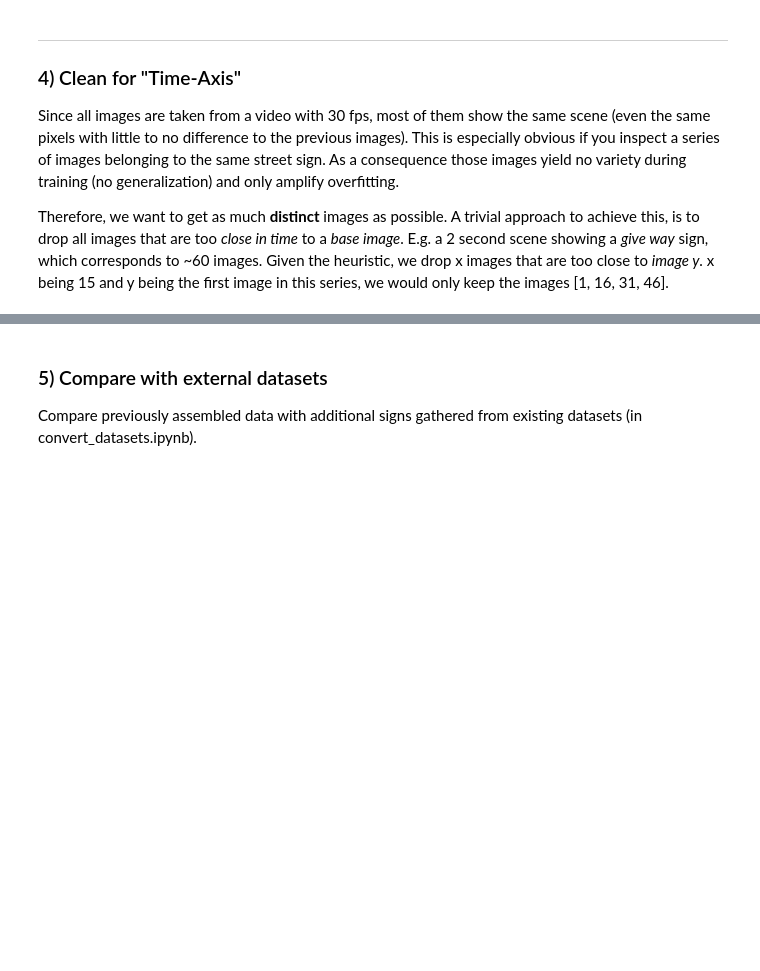
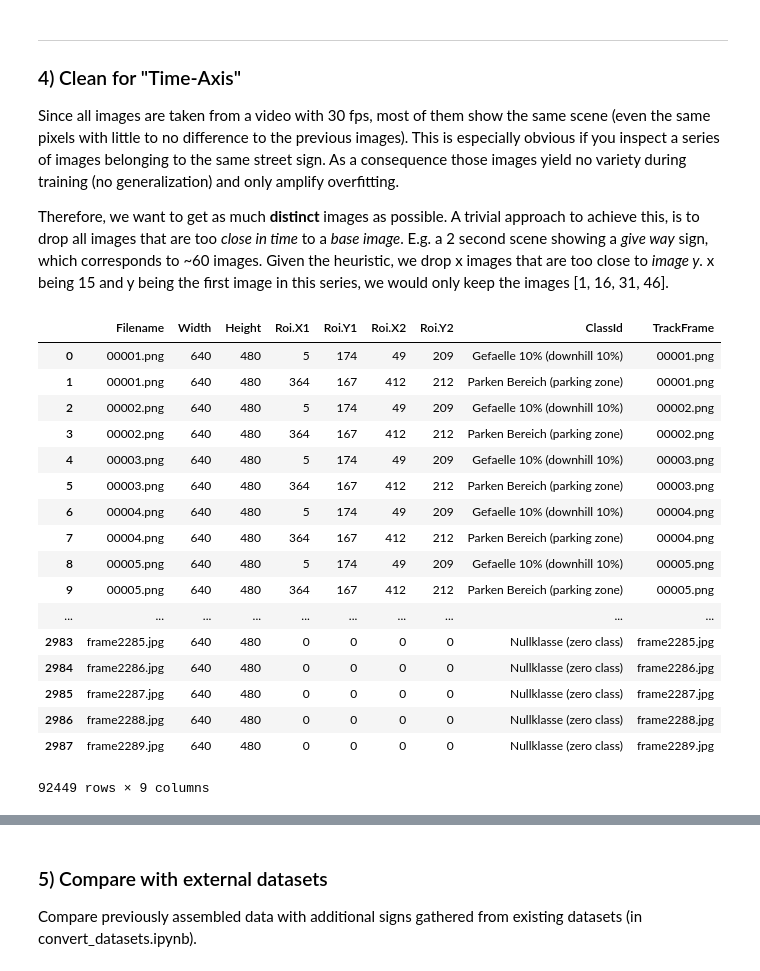
Before and after one commit to tum-phoenix/drive_ml, a Jupyter notebook: tf_object_detection/analyze_labeled_signs.ipynb, the cells around one changed output, grey strips where cells are left out. Drawn from its saved outputs; the diff is of its cells as text; code cells hidden in the pictures; blank space fills up the shorter version.

Commit message:
refactor and clean

```diff
--- a/tf_object_detection/analyze_labeled_signs.ipynb
+++ b/tf_object_detection/analyze_labeled_signs.ipynb
@@ -106,6 +157,27 @@ print(df_all2.sort_values(['Amount']))
 Since all images are taken from a video with 30 fps, most of them show the same scene (even the same pixels with little to no difference to the previous images). This is especially obvious if you inspect a series of images belonging to the same street sign. As a consequence those images yield no variety during training (no generalization) and only amplify overfitting.
 
 Therefore, we want to get as much **distinct** images as possible. A trivial approach to achieve this, is to drop all images that are too *close in time* to a *base image*. E.g. a 2 second scene showing a *give way* sign, which corresponds to ~60 images. Given the heuristic, we drop x images that are too close to *image y*. x being 15 and y being the first image in this series, we would only keep the images [1, 16, 31, 46].
+# %%
+df_clean
+# %% [output]
+|  | Filename | Width | Height | Roi.X1 | Roi.Y1 | Roi.X2 | Roi.Y2 | ClassId | TrackFrame |
+| 0 | 00001.png | 640 | 480 | 5 | 174 | 49 | 209 | Gefaelle 10% (downhill 10%) | 00001.png |
+| 1 | 00001.png | 640 | 480 | 364 | 167 | 412 | 212 | Parken Bereich (parking zone) | 00001.png |
+| 2 | 00002.png | 640 | 480 | 5 | 174 | 49 | 209 | Gefaelle 10% (downhill 10%) | 00002.png |
+| 3 | 00002.png | 640 | 480 | 364 | 167 | 412 | 212 | Parken Bereich (parking zone) | 00002.png |
+| 4 | 00003.png | 640 | 480 | 5 | 174 | 49 | 209 | Gefaelle 10% (downhill 10%) | 00003.png |
+| 5 | 00003.png | 640 | 480 | 364 | 167 | 412 | 212 | Parken Bereich (parking zone) | 00003.png |
+| 6 | 00004.png | 640 | 480 | 5 | 174 | 49 | 209 | Gefaelle 10% (downhill 10%) | 00004.png |
+| 7 | 00004.png | 640 | 480 | 364 | 167 | 412 | 212 | Parken Bereich (parking zone) | 00004.png |
+| 8 | 00005.png | 640 | 480 | 5 | 174 | 49 | 209 | Gefaelle 10% (downhill 10%) | 00005.png |
+| 9 | 00005.png | 640 | 480 | 364 | 167 | 412 | 212 | Parken Bereich (parking zone) | 00005.png |
+| ... | ... | ... | ... | ... | ... | ... | ... | ... | ... |
+| 2983 | frame2285.jpg | 640 | 480 | 0 | 0 | 0 | 0 | Nullklasse (zero class) | frame2285.jpg |
+| 2984 | frame2286.jpg | 640 | 480 | 0 | 0 | 0 | 0 | Nullklasse (zero class) | frame2286.jpg |
+| 2985 | frame2287.jpg | 640 | 480 | 0 | 0 | 0 | 0 | Nullklasse (zero class) | frame2287.jpg |
+| 2986 | frame2288.jpg | 640 | 480 | 0 | 0 | 0 | 0 | Nullklasse (zero class) | frame2288.jpg |
+| 2987 | frame2289.jpg | 640 | 480 | 0 | 0 | 0 | 0 | Nullklasse (zero class) | frame2289.jpg |
+92449 rows × 9 columns
 # %%
 # We want to distinguish between images that are to close to one another in time .
 # e.g. mulitple images from the same 1 second long video snippet.
```
Also changed, not shown: parts of 10 cells of this notebook, 3 other files.
